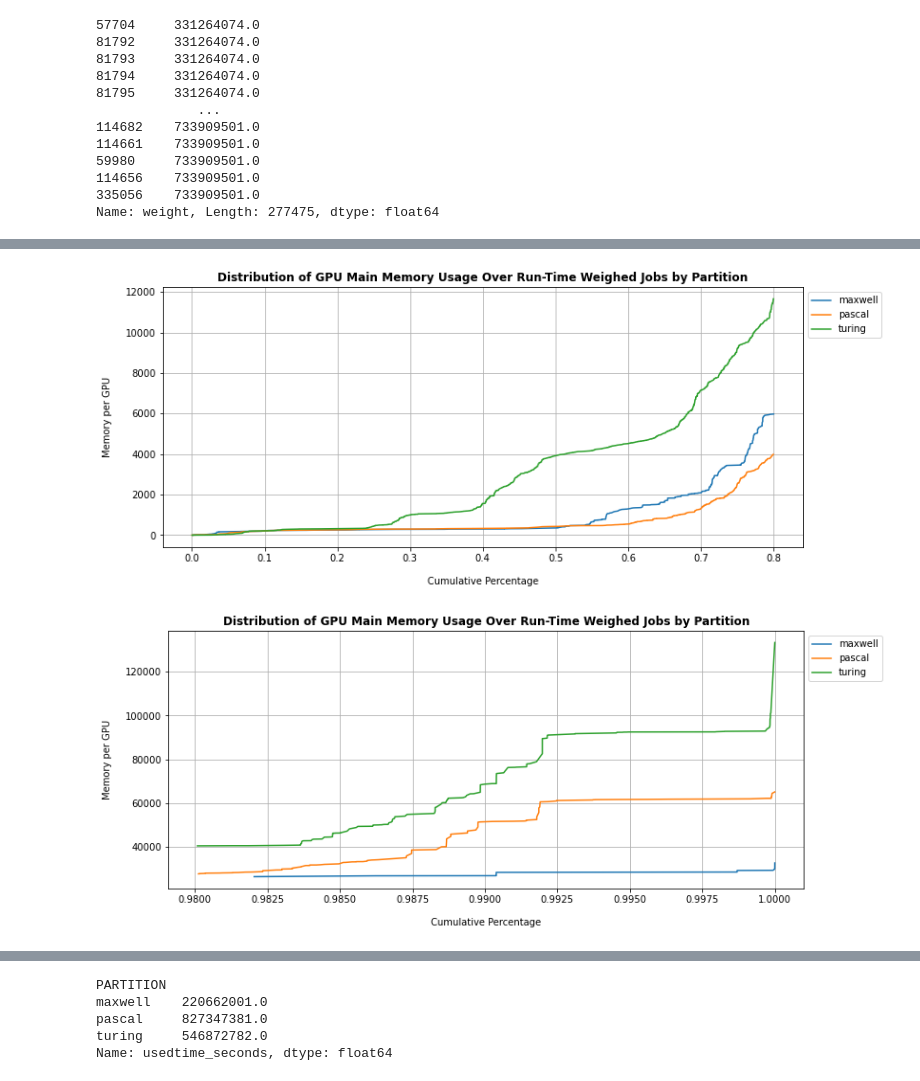
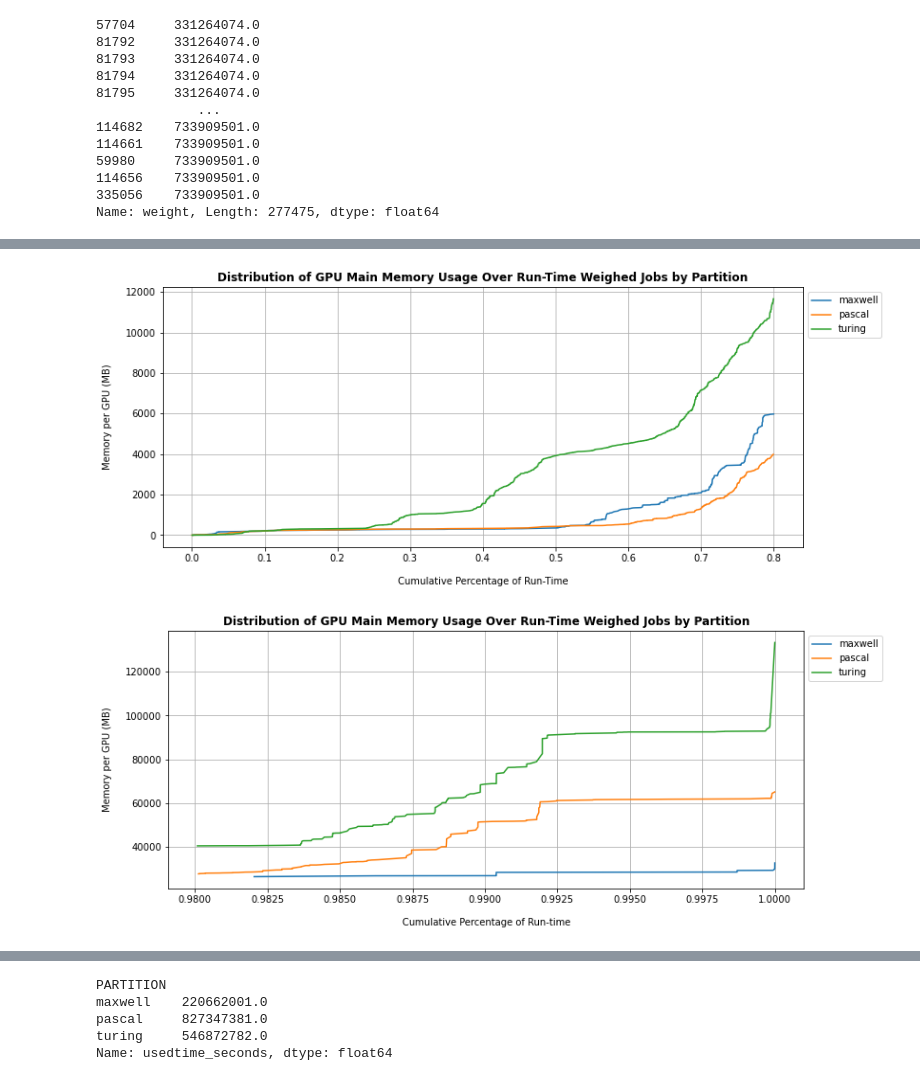
Before and after one commit to essetetsahai/accre_project-jolly_ranchers, a Jupyter notebook: JR_accre.ipynb, the cells around one changed output, grey strips where cells are left out. Cells and saved outputs as stored; diff of their text form; code cells hidden in the pictures.

```diff
--- a/JR_accre.ipynb
+++ b/JR_accre.ipynb
@@ -280,23 +263,23 @@ sns.lineplot(data = accre_filtered[accre_filtered['cumulative_percentage'] <= 0.
 # %%
 plt.figure(figsize = (12,5))
 sns.lineplot(data = accre_filtered[accre_filtered['cumulative_percentage'] <= 0.8], x='cumulative_percentage', y= 'memory_per_gpu', hue='PARTITION')
-plt.xlabel("Cumulative Percentage", labelpad=14)
-plt.ylabel("Memory per GPU", labelpad=14)
+plt.xlabel("Cumulative Percentage of Run-Time", labelpad=14)
+plt.ylabel("Memory per GPU (MB)", labelpad=14)
 plt.title('Distribution of GPU Main Memory Usage Over Run-Time Weighed Jobs by Partition', fontweight = 'bold')
 plt.grid(True)
 plt.legend(bbox_to_anchor =(1.0, 1.0))
 plt.savefig('../accre_project_jolly_ranchers.png', dpi = 150);
 # %% [output]
-[figure, old version]
+[figure, new version]
 # %%
 plt.figure(figsize = (12,5))
 sns.lineplot(data = accre_filtered[accre_filtered['cumulative_percentage'] >= 0.98], x='cumulative_percentage', y= 'memory_per_gpu', hue='PARTITION')
-plt.xlabel("Cumulative Percentage", labelpad=14)
-plt.ylabel("Memory per GPU", labelpad=14)
+plt.xlabel("Cumulative Percentage of Run-time", labelpad=14)
+plt.ylabel("Memory per GPU (MB)", labelpad=14)
 plt.title('Distribution of GPU Main Memory Usage Over Run-Time Weighed Jobs by Partition', fontweight = 'bold')
 plt.grid(True)
 plt.legend(bbox_to_anchor =(1.0, 1.0))
 plt.savefig('../accre_project_jolly_ranchers.png', dpi = 150);
 # %% [output]
-[figure, old version]
+[figure, new version]
 # %%
```
Also changed, not shown: parts of 35 cells of this notebook.
